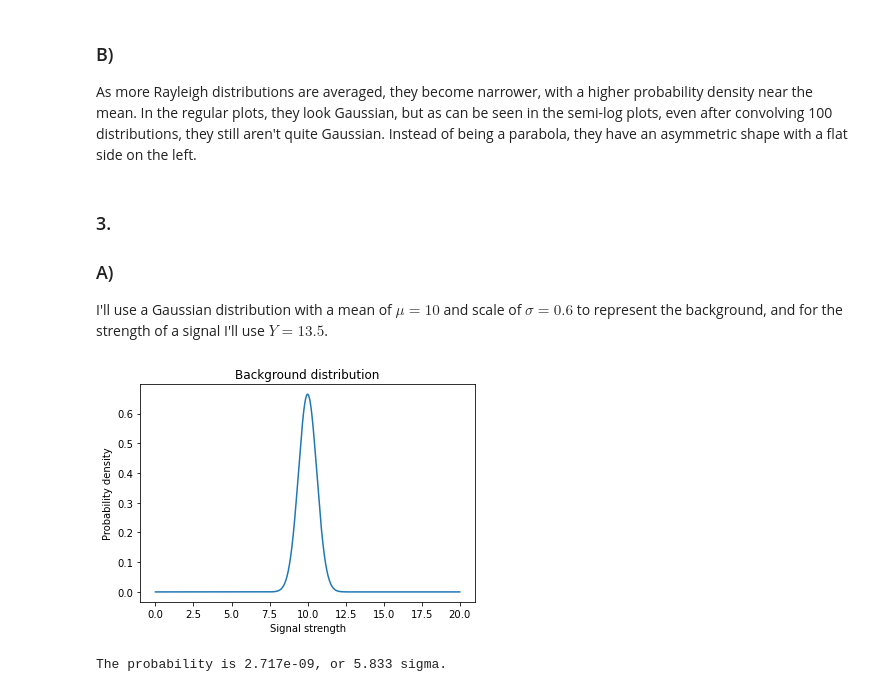
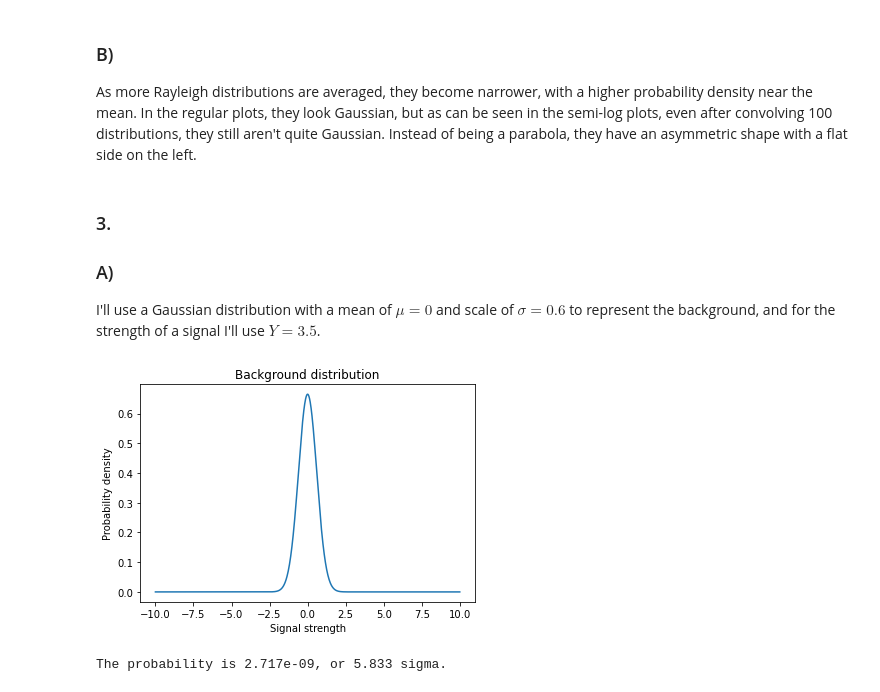
Before and after one commit to pgwart/PHYS434, a Jupyter notebook: lab2.ipynb, the cells around one changed output. Cells and saved outputs as stored; diff of their text form; code cells hidden in the pictures.

Commit message:
fixed distribution in part 3

```diff
--- a/lab2.ipynb
+++ b/lab2.ipynb
@@ -169,15 +169,15 @@ As more Rayleigh distributions are averaged, they become narrower, with a higher
 # %% [markdown]
 ### 3.
 ### A)
-I'll use a Gaussian distribution with a mean of $\mu =10$ and scale of $\sigma=0.6$ to represent the background, and for the strength of a signal I'll use $Y=13.5$.
+I'll use a Gaussian distribution with a mean of $\mu =0$ and scale of $\sigma=0.6$ to represent the background, and for the strength of a signal I'll use $Y=3.5$.
 # %%
-x = np.linspace(0, 20, 1000)
-d = norm.pdf(x, loc=10, scale=0.6)
+x = np.linspace(-10, 10, 1000)
+d = norm.pdf(x, loc=0, scale=0.6)
 plt.plot(x,d)
 plt.title('Background distribution')
 plt.xlabel('Signal strength')
 plt.ylabel('Probability density')
 plt.show()
 # %% [output]
-[figure, old version]
+[figure, new version]
 # %%
```
Also changed, not shown: parts of 1 cell of this notebook.
